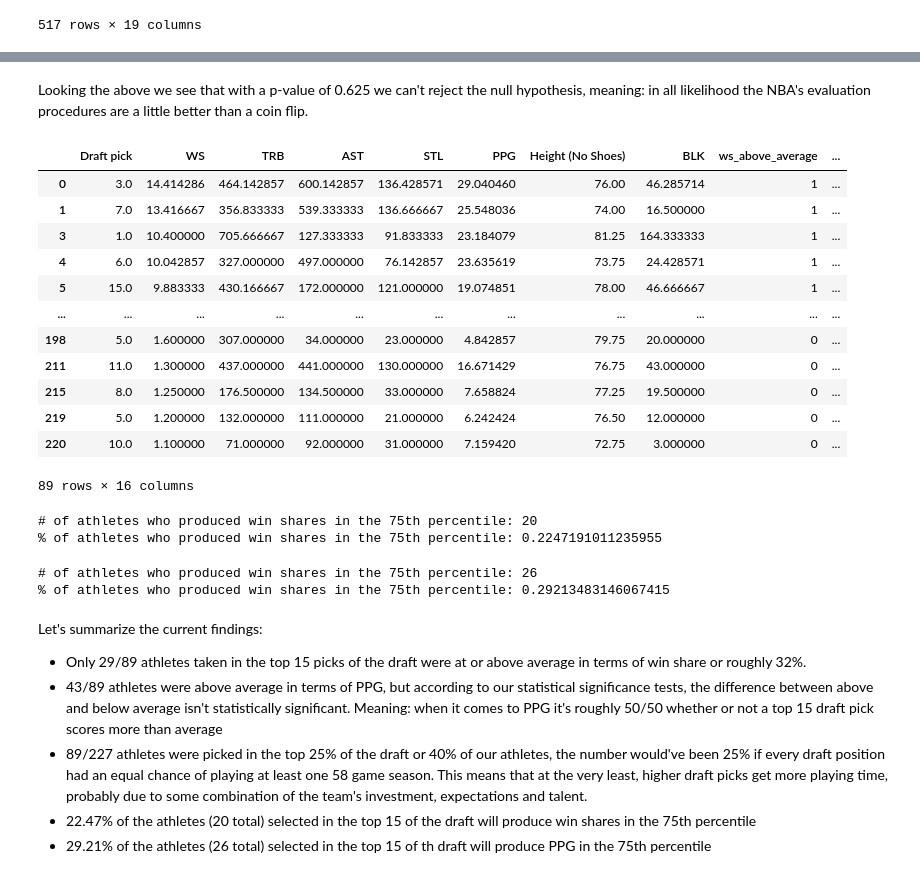
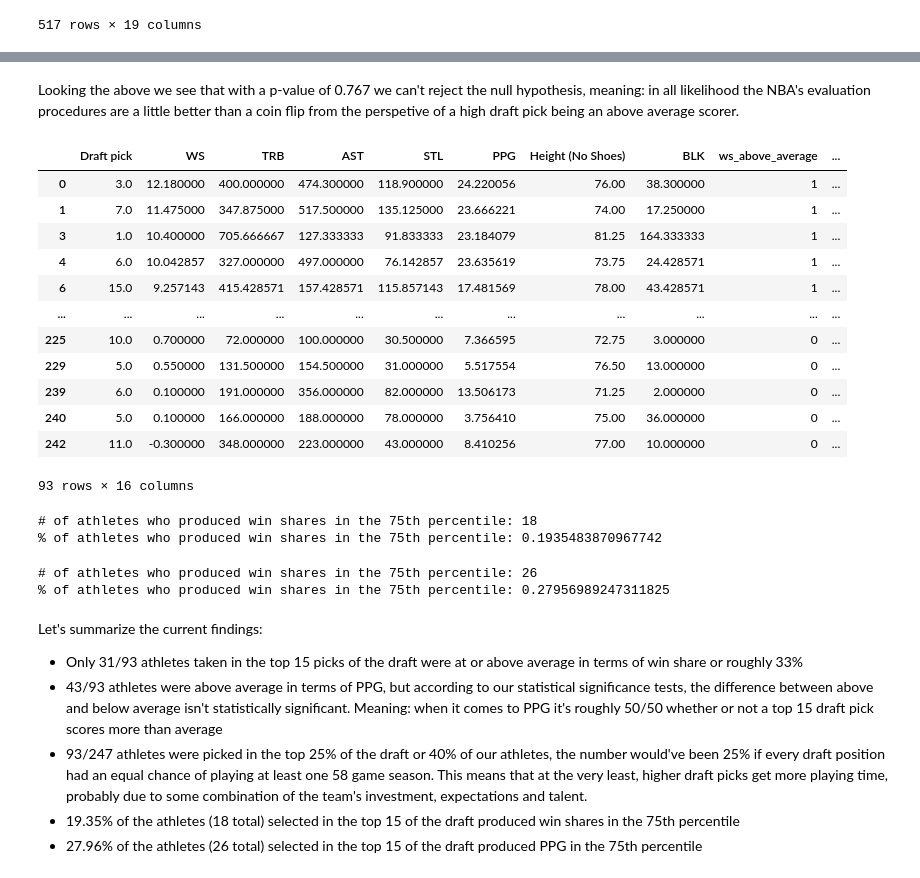
Before and after one commit to MarkhamLee/Project_Portfolio, a Jupyter notebook: NBA/NBA_Combine_V1/NBA_Project(Revised).ipynb, the cells around one changed output, grey strips where cells are left out. Saved outputs shown, nothing was run; the diff lists cells and outputs as text; code cells hidden in the pictures.

```diff
--- a/NBA/NBA_Combine_V1/NBA_Project(Revised).ipynb
+++ b/NBA/NBA_Combine_V1/NBA_Project(Revised).ipynb
@@ -393,27 +374,27 @@ sm.stats.proportions_ztest(phat * n, n, pnull, alternative='larger')
 # %% [markdown]
-Looking the above we see that with a p-value of 0.625 we can't reject the null hypothesis, meaning: in all likelihood the NBA's evaluation procedures are a little better than a coin flip.
+Looking the above we see that with a p-value of 0.767 we can't reject the null hypothesis, meaning: in all likelihood the NBA's evaluation procedures are a little better than a coin flip from the perspetive of a high draft pick being an above average scorer.
 # %%
 high_draft.loc[:, 'ws_above_75th%'] = high_draft.loc[:,'WS'].apply(lambda x: 0 if x <= 5.7 else 1)
 high_draft.loc[:, 'ws_below_75th%'] = high_draft.loc[:,'WS'].apply(lambda x: 0 if x >= 5.7 else 1)
-high_draft.loc[:, 'ppg_above_75th%'] = high_draft.loc[:,'PPG'].apply(lambda x: 0 if x <= 14.13 else 1)
-high_draft.loc[:, 'ppg_below_75th%'] = high_draft.loc[:,'PPG'].apply(lambda x: 0 if x >= 14.13 else 1)
+high_draft.loc[:, 'ppg_above_75th%'] = high_draft.loc[:,'PPG'].apply(lambda x: 0 if x <= 14.082 else 1)
+high_draft.loc[:, 'ppg_below_75th%'] = high_draft.loc[:,'PPG'].apply(lambda x: 0 if x >= 14.082 else 1)
 
 
 high_draft
 # %% [output]
 |  | Draft pick | WS | TRB | AST | STL | PPG | Height (No Shoes) | BLK | ws_above_average | ... |
-| 0 | 3.0 | 14.414286 | 464.142857 | 600.142857 | 136.428571 | 29.040460 | 76.00 | 46.285714 | 1 | ... |
-| 1 | 7.0 | 13.416667 | 356.833333 | 539.333333 | 136.666667 | 25.548036 | 74.00 | 16.500000 | 1 | ... |
+| 0 | 3.0 | 12.180000 | 400.000000 | 474.300000 | 118.900000 | 24.220056 | 76.00 | 38.300000 | 1 | ... |
+| 1 | 7.0 | 11.475000 | 347.875000 | 517.500000 | 135.125000 | 23.666221 | 74.00 | 17.250000 | 1 | ... |
 | 3 | 1.0 | 10.400000 | 705.666667 | 127.333333 | 91.833333 | 23.184079 | 81.25 | 164.333333 | 1 | ... |
 | 4 | 6.0 | 10.042857 | 327.000000 | 497.000000 | 76.142857 | 23.635619 | 73.75 | 24.428571 | 1 | ... |
-| 5 | 15.0 | 9.883333 | 430.166667 | 172.000000 | 121.000000 | 19.074851 | 78.00 | 46.666667 | 1 | ... |
+| 6 | 15.0 | 9.257143 | 415.428571 | 157.428571 | 115.857143 | 17.481569 | 78.00 | 43.428571 | 1 | ... |
 | ... | ... | ... | ... | ... | ... | ... | ... | ... | ... | ... |
-| 198 | 5.0 | 1.600000 | 307.000000 | 34.000000 | 23.000000 | 4.842857 | 79.75 | 20.000000 | 0 | ... |
-| 211 | 11.0 | 1.300000 | 437.000000 | 441.000000 | 130.000000 | 16.671429 | 76.75 | 43.000000 | 0 | ... |
-| 215 | 8.0 | 1.250000 | 176.500000 | 134.500000 | 33.000000 | 7.658824 | 77.25 | 19.500000 | 0 | ... |
-| 219 | 5.0 | 1.200000 | 132.000000 | 111.000000 | 21.000000 | 6.242424 | 76.50 | 12.000000 | 0 | ... |
-| 220 | 10.0 | 1.100000 | 71.000000 | 92.000000 | 31.000000 | 7.159420 | 72.75 | 3.000000 | 0 | ... |
+| 225 | 10.0 | 0.700000 | 72.000000 | 100.000000 | 30.500000 | 7.366595 | 72.75 | 3.000000 | 0 | ... |
+| 229 | 5.0 | 0.550000 | 131.500000 | 154.500000 | 31.000000 | 5.517554 | 76.50 | 13.000000 | 0 | ... |
+| 239 | 6.0 | 0.100000 | 191.000000 | 356.000000 | 82.000000 | 13.506173 | 71.25 | 2.000000 | 0 | ... |
+| 240 | 5.0 | 0.100000 | 166.000000 | 188.000000 | 78.000000 | 3.756410 | 75.00 | 36.000000 | 0 | ... |
+| 242 | 11.0 | -0.300000 | 348.000000 | 223.000000 | 43.000000 | 8.410256 | 77.00 | 10.000000 | 0 | ... |
-89 rows × 16 columns
+93 rows × 16 columns
 # %%
 # count number of athletes taken in the top 25% of the draft that produce win shares in the 75th percentile:
 
@@ -423,8 +404,8 @@ ws_above_count_per = ws_above_count/n
 print('# of athletes who produced win shares in the 75th percentile:', ws_above_count)
 print('% of athletes who produced win shares in the 75th percentile:', ws_above_count_per)
 # %% [output]
-# of athletes who produced win shares in the 75th percentile: 20
-% of athletes who produced win shares in the 75th percentile: 0.2247191011235955
+# of athletes who produced win shares in the 75th percentile: 18
+% of athletes who produced win shares in the 75th percentile: 0.1935483870967742
 # %%
 ppg_above_count = high_draft['ppg_above_75th%'].sum()
 ppg_above_count_per = ppg_above_count/n
@@ -433,15 +414,15 @@ print('# of athletes who produced win shares in the 75th percentile:', ppg_above
 print('% of athletes who produced win shares in the 75th percentile:', ppg_above_count_per)
 # %% [output]
 # of athletes who produced win shares in the 75th percentile: 26
-% of athletes who produced win shares in the 75th percentile: 0.29213483146067415
+% of athletes who produced win shares in the 75th percentile: 0.27956989247311825
 # %% [markdown]
 Let's summarize the current findings:
 
-* Only 29/89 athletes taken in the top 15 picks of the draft were at or above average in terms of win share or roughly 32%.
-* 43/89 athletes were above average in terms of PPG, but according to our statistical significance tests, the difference between above and below average isn't statistically significant. Meaning: when it comes to PPG it's roughly 50/50 whether or not a top 15 draft pick scores more than average
-* 89/227 athletes were picked in the top 25% of the draft or 40% of our athletes, the number would've been 25% if every draft position had an equal chance of playing at least one 58 game season. This means that at the very least, higher draft picks get more playing time, probably due to some combination of the team's investment, expectations and talent.
-* 22.47% of the athletes (20 total) selected in the top 15 of the draft will produce win shares in the 75th percentile
-* 29.21% of the athletes (26 total) selected in the top 15 of th draft will produce PPG in the 75th percentile
+* Only 31/93 athletes taken in the top 15 picks of the draft were at or above average in terms of win share or roughly 33%
+* 43/93 athletes were above average in terms of PPG, but according to our statistical significance tests, the difference between above and below average isn't statistically significant. Meaning: when it comes to PPG it's roughly 50/50 whether or not a top 15 draft pick scores more than average
+* 93/247 athletes were picked in the top 25% of the draft or 40% of our athletes, the number would've been 25% if every draft position had an equal chance of playing at least one 58 game season. This means that at the very least, higher draft picks get more playing time, probably due to some combination of the team's investment, expectations and talent.
+* 19.35% of the athletes (18 total) selected in the top 15 of the draft produced win shares in the 75th percentile
+* 27.96% of the athletes (26 total) selected in the top 15 of the draft produced PPG in the 75th percentile
 # %%
 # analyze the data with just the data we have full combine data for
 
```
Also changed, not shown: parts of 43 cells of this notebook, 1 other file.
